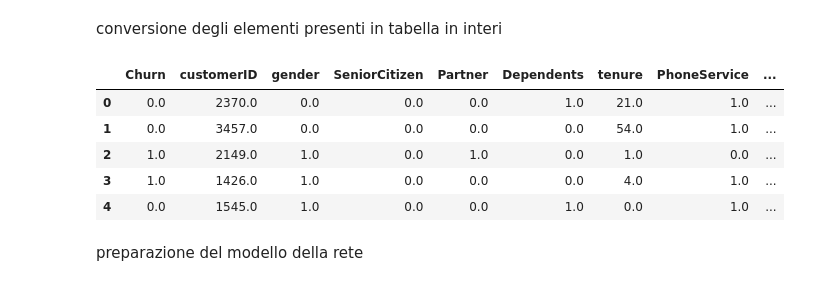
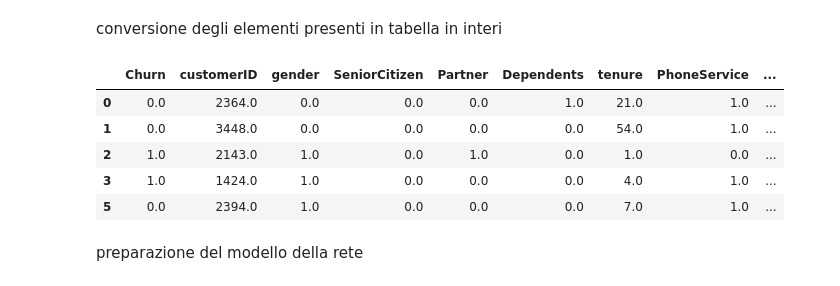
Before and after one commit to ciaoCiao100/proveChallenge2, a Jupyter notebook: customerTensorflowProva.ipynb, the cells around one changed output. Drawn from its saved outputs; the diff is of its cells as text; code cells hidden in the pictures.

```diff
--- a/customerTensorflowProva.ipynb
+++ b/customerTensorflowProva.ipynb
@@ -26,0 +29,6 @@ df.head()
+# %%
+# Sostituisco ad ogni stringa vuola il valore 'NaN'
+df.replace("", np.nan, inplace=True)
+df.replace(" ", np.nan, inplace=True)
+df.replace("?", np.nan, inplace=True)
+df.head()
@@ -26,0 +44,5 @@ df.head()
+# %%
+
+# Procediamo con l'eliminazione dei dati non validi (NaN)
+df.dropna(inplace=True)
+df.head()
@@ -28,23 +57,27 @@ df.head()
 conversione degli elementi presenti in tabella in interi
 # %%
 #tutte le colonne che contengono stringhe devono essere trasformate in colonne che contengono interi
+#for elemento in df:
+
+   #df[elemento] = pd.Categorical(df[elemento])
+   #df[elemento] = getattr(df, elemento).cat.codes
+   #mostro il dataset dopo l'operazione
+#df.head()
+
 for elemento in df:
-
-  df[elemento] = pd.Categorical(df[elemento])
-  df[elemento] = getattr(df, elemento).cat.codes
   if elemento=="MonthlyCharges" or elemento=="TotalCharges" or elemento=="tenure":
    df[elemento] = df[elemento].astype('float')
   else:
    df[elemento] = (pd.Categorical(df[elemento])).codes.astype('float')
 # mostro il dataset dopo l'operazione
 df.head()
 # %% [output]
 |  | Churn | customerID | gender | SeniorCitizen | Partner | Dependents | tenure | PhoneService | ... |
-| 0 | 0.0 | 2370.0 | 0.0 | 0.0 | 0.0 | 1.0 | 21.0 | 1.0 | ... |
-| 1 | 0.0 | 3457.0 | 0.0 | 0.0 | 0.0 | 0.0 | 54.0 | 1.0 | ... |
-| 2 | 1.0 | 2149.0 | 1.0 | 0.0 | 1.0 | 0.0 | 1.0 | 0.0 | ... |
-| 3 | 1.0 | 1426.0 | 1.0 | 0.0 | 0.0 | 0.0 | 4.0 | 1.0 | ... |
-| 4 | 0.0 | 1545.0 | 1.0 | 0.0 | 0.0 | 1.0 | 0.0 | 1.0 | ... |
+| 0 | 0.0 | 2364.0 | 0.0 | 0.0 | 0.0 | 1.0 | 21.0 | 1.0 | ... |
+| 1 | 0.0 | 3448.0 | 0.0 | 0.0 | 0.0 | 0.0 | 54.0 | 1.0 | ... |
+| 2 | 1.0 | 2143.0 | 1.0 | 0.0 | 1.0 | 0.0 | 1.0 | 0.0 | ... |
+| 3 | 1.0 | 1424.0 | 1.0 | 0.0 | 0.0 | 0.0 | 4.0 | 1.0 | ... |
+| 5 | 0.0 | 2394.0 | 1.0 | 0.0 | 0.0 | 0.0 | 7.0 | 1.0 | ... |
 # %% [markdown]
 preparazione del modello della rete
 # %%
```
Also changed, not shown: parts of 8 cells of this notebook.
